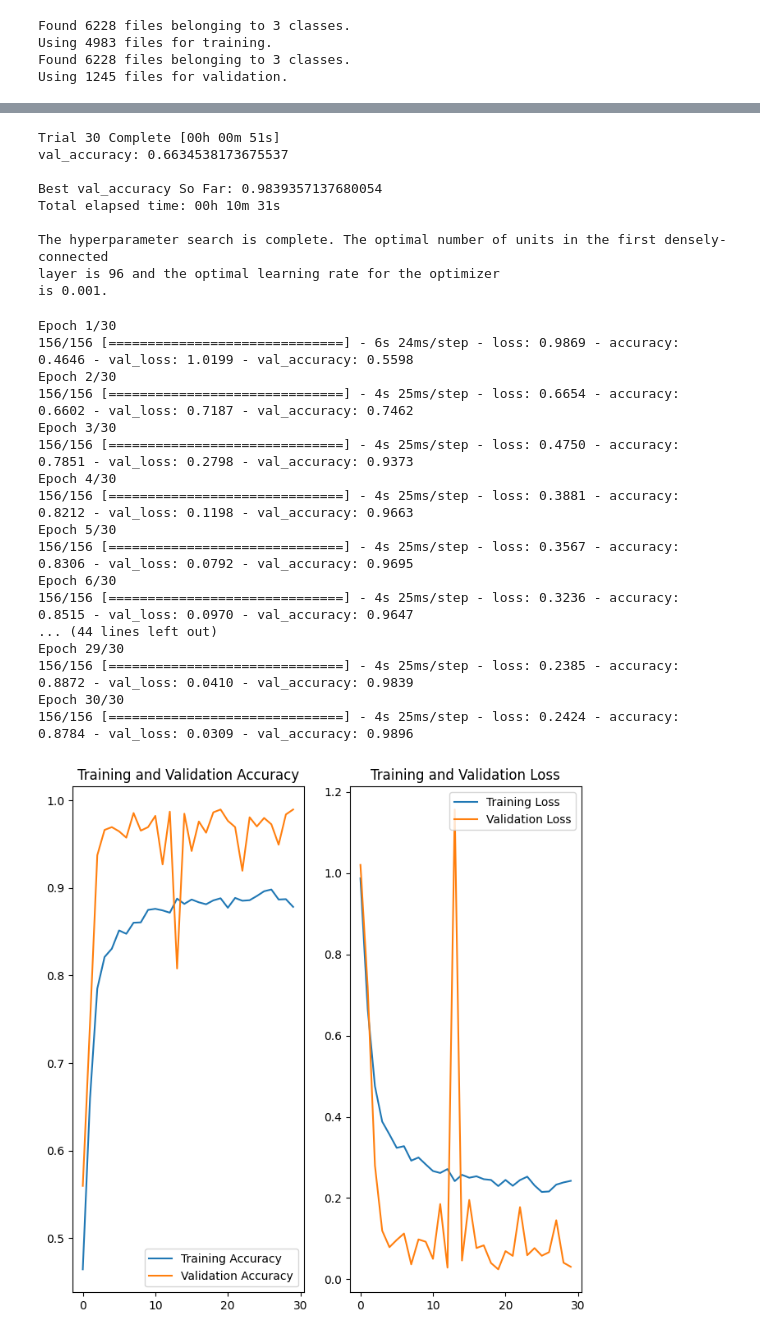
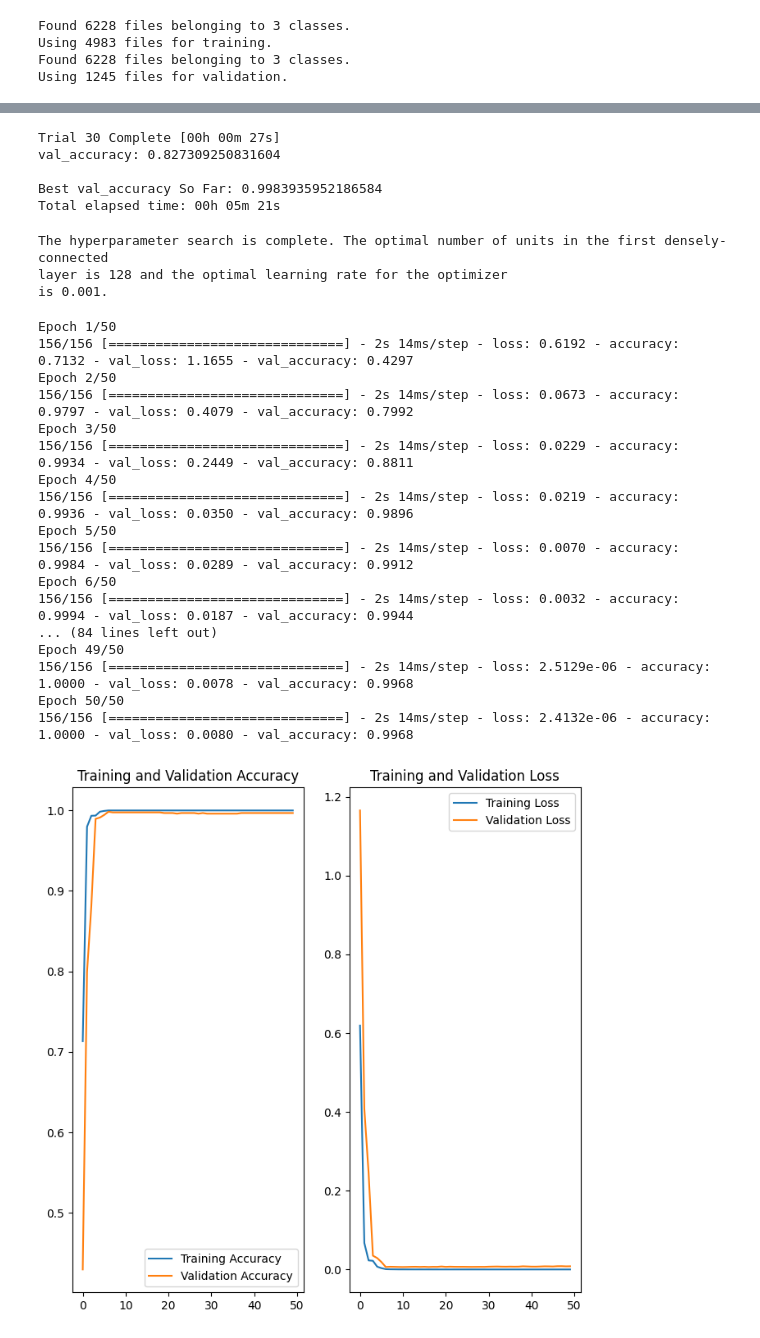
Before and after one commit to Quantumlyy/rcj-erebus-fixture-model, a Jupyter notebook: Main.ipynb, the cells around one changed output, grey strips where cells are left out. Drawn from its saved outputs; the diff is of its cells as text; code cells hidden in the pictures.

```diff
--- a/Main.ipynb
+++ b/Main.ipynb
@@ -101,12 +85,3 @@ for images, _ in train_ds.take(1):
-# %%
-# Apply `data_augmentation` to the training images.
-train_ds = train_ds.map(
-    lambda img, label: (data_augmentation(img), label),
-    num_parallel_calls=tf.data.AUTOTUNE,
-)
-# Prefetching samples in GPU memory helps maximize GPU utilization.
-# train_ds = train_ds.prefetch(tf.data.AUTOTUNE)
-# val_ds = val_ds.prefetch(tf.data.AUTOTUNE)
 # %%
 input_shape=image_size + (3,)
 num_classes=len(folders)
@@ -117,7 +92,6 @@ def model_builder(hp):
     hp_dropout = hp.Boolean("dropout")
 
     model_layers = [
-        data_augmentation,
         layers.Rescaling(1./255, input_shape=input_shape),
         layers.Conv2D(16, 3, padding='same', activation='relu'),
         layers.BatchNormalization(),
@@ -126,7 +100,7 @@ def model_builder(hp):
         layers.MaxPooling2D(),
         layers.Conv2D(64, 3, padding='same', activation='relu'),
         layers.MaxPooling2D(),
-        layers.Dropout(0.2) if hp_dropout else None,
+        layers.Dropout(0.25) if hp_dropout else None,
         layers.Flatten(),
         layers.Dense(hp_last_units, activation=hp_last_activation),
         layers.Dense(num_classes, name="outputs")
@@ -153,75 +127,75 @@ tuner = kt.Hyperband(
 )
 # %%
 stop_early = keras.callbacks.EarlyStopping(monitor='val_loss', patience=5)
+# %%
+tuner.search(train_ds, validation_data=val_ds, epochs=50, validation_split=0.2, callbacks=[stop_early])
+
+# Get the optimal hyperparameters
+best_hps = tuner.get_best_hyperparameters(num_trials=1)[0]
+# %% [output]
+Trial 30 Complete [00h 00m 27s]
+val_accuracy: 0.827309250831604
+
+Best val_accuracy So Far: 0.9983935952186584
+Total elapsed time: 00h 05m 21s
 # %%
-tuner.search(train_ds, validation_data=val_ds, epochs=50, validation_split=0.2, callbacks=[stop_early])
-
-# Get the optimal hyperparameters
-best_hps = tuner.get_best_hyperparameters(num_trials=1)[0]
-
 print(f"""
 The hyperparameter search is complete. The optimal number of units in the first densely-connected
 layer is {best_hps.get('units')} and the optimal learning rate for the optimizer
 is {best_hps.get('learning_rate')}.
 """)
 # %% [output]
-Trial 30 Complete [00h 00m 51s]
-val_accuracy: 0.6634538173675537
-
-Best val_accuracy So Far: 0.9839357137680054
-Total elapsed time: 00h 10m 31s
-
 The hyperparameter search is complete. The optimal number of units in the first densely-connected
-layer is 96 and the optimal learning rate for the optimizer
+layer is 128 and the optimal learning rate for the optimizer
 is 0.001.
 # %%
 model = tuner.hypermodel.build(best_hps)
 history = model.fit(
     train_ds,
     validation_data=val_ds,
-    epochs=30,
+    epochs=50,
     validation_split=0.2
 )
 # %% [output]
-Epoch 1/30
-156/156 [==============================] - 6s 24ms/step - loss: 0.9869 - accuracy: 0.4646 - val_loss: 1.0199 - val_accuracy: 0.5598
-Epoch 2/30
-156/156 [==============================] - 4s 25ms/step - loss: 0.6654 - accuracy: 0.6602 - val_loss: 0.7187 - val_accuracy: 0.7462
-Epoch 3/30
-156/156 [==============================] - 4s 25ms/step - loss: 0.4750 - accuracy: 0.7851 - val_loss: 0.2798 - val_accuracy: 0.9373
-Epoch 4/30
-156/156 [==============================] - 4s 25ms/step - loss: 0.3881 - accuracy: 0.8212 - val_loss: 0.1198 - val_accuracy: 0.9663
-Epoch 5/30
-156/156 [==============================] - 4s 25ms/step - loss: 0.3567 - accuracy: 0.8306 - val_loss: 0.0792 - val_accuracy: 0.9695
-Epoch 6/30
-156/156 [==============================] - 4s 25ms/step - loss: 0.3236 - accuracy: 0.8515 - val_loss: 0.0970 - val_accuracy: 0.9647
-... (44 lines left out)
-Epoch 29/30
-156/156 [==============================] - 4s 25ms/step - loss: 0.2385 - accuracy: 0.8872 - val_loss: 0.0410 - val_accuracy: 0.9839
-Epoch 30/30
-156/156 [==============================] - 4s 25ms/step - loss: 0.2424 - accuracy: 0.8784 - val_loss: 0.0309 - val_accuracy: 0.9896
+Epoch 1/50
+156/156 [==============================] - 2s 14ms/step - loss: 0.6192 - accuracy: 0.7132 - val_loss: 1.1655 - val_accuracy: 0.4297
+Epoch 2/50
+156/156 [==============================] - 2s 14ms/step - loss: 0.0673 - accuracy: 0.9797 - val_loss: 0.4079 - val_accuracy: 0.7992
+Epoch 3/50
+156/156 [==============================] - 2s 14ms/step - loss: 0.0229 - accuracy: 0.9934 - val_loss: 0.2449 - val_accuracy: 0.8811
+Epoch 4/50
+156/156 [==============================] - 2s 14ms/step - loss: 0.0219 - accuracy: 0.9936 - val_loss: 0.0350 - val_accuracy: 0.9896
+Epoch 5/50
+156/156 [==============================] - 2s 14ms/step - loss: 0.0070 - accuracy: 0.9984 - val_loss: 0.0289 - val_accuracy: 0.9912
+Epoch 6/50
+156/156 [==============================] - 2s 14ms/step - loss: 0.0032 - accuracy: 0.9994 - val_loss: 0.0187 - val_accuracy: 0.9944
+... (84 lines left out)
+Epoch 49/50
+156/156 [==============================] - 2s 14ms/step - loss: 2.5129e-06 - accuracy: 1.0000 - val_loss: 0.0078 - val_accuracy: 0.9968
+Epoch 50/50
+156/156 [==============================] - 2s 14ms/step - loss: 2.4132e-06 - accuracy: 1.0000 - val_loss: 0.0080 - val_accuracy: 0.9968
 # %%
 acc = history.history['accuracy']
 val_acc = history.history['val_accuracy']
 
 loss = history.history['loss']
 val_loss = history.history['val_loss']
 
-epochs_range = range(30)
+epochs_range = range(50)
 
 plt.figure(figsize=(8, 8))
 plt.subplot(1, 2, 1)
 plt.plot(epochs_range, acc, label='Training Accuracy')
 plt.plot(epochs_range, val_acc, label='Validation Accuracy')
 plt.legend(loc='lower right')
 plt.title('Training and Validation Accuracy')
 
 plt.subplot(1, 2, 2)
 plt.plot(epochs_range, loss, label='Training Loss')
 plt.plot(epochs_range, val_loss, label='Validation Loss')
 plt.legend(loc='upper right')
 plt.title('Training and Validation Loss')
 plt.show()
 # %% [output]
-[figure, old version]
+[figure, new version]
 # %%
```
Also changed, not shown: parts of 7 cells of this notebook, 1 other file.
